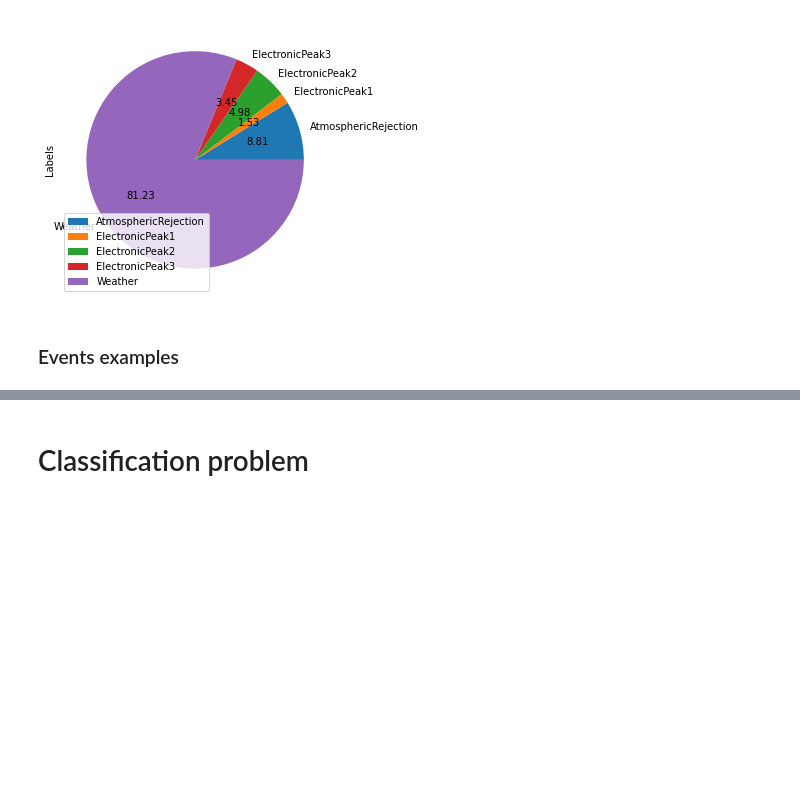
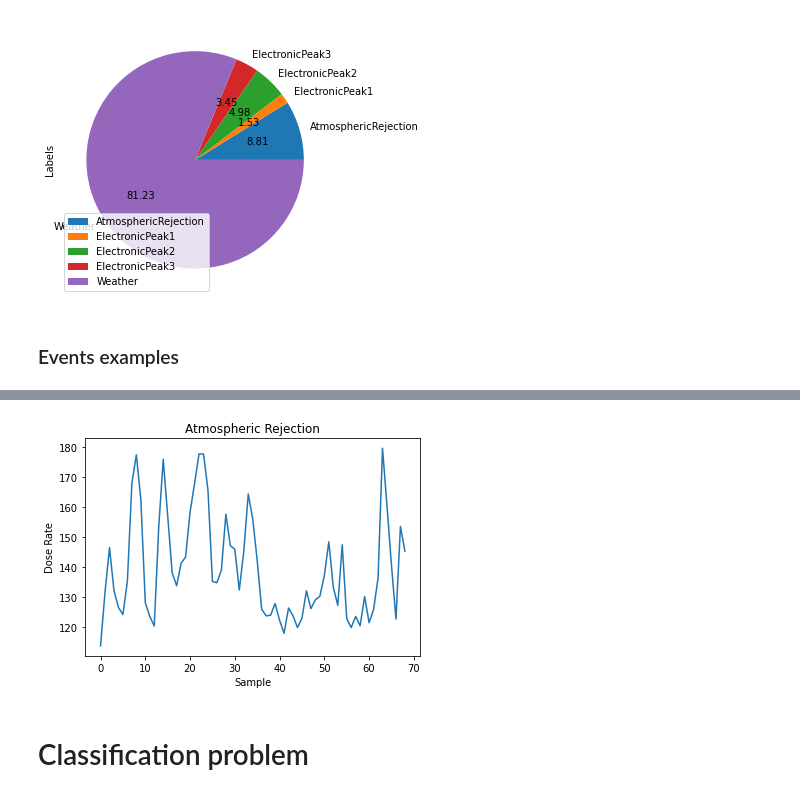
Before and after one commit to AljoschaAlt/Teleray-Alert, a Jupyter notebook: teleray_alert_starting_kit.ipynb, the cells around one changed output, grey strips where cells are left out. Saved outputs shown, nothing was run; the diff lists cells and outputs as text; code cells hidden in the pictures; blank space fills up the shorter version.

```diff
--- a/teleray_alert_starting_kit.ipynb
+++ b/teleray_alert_starting_kit.ipynb
@@ -97,3 +110,11 @@ time_series[time_series.Key_event==422].plot(y='DoseRate', x='Date', title='Atmo
+# %%
+fig=plt.plot(X_train.iloc[209,13:X_train.iloc[209,-1]])
+plt.ylabel('Dose Rate')
+plt.xlabel('Sample')
+plt.title('Atmospheric Rejection')
+plt.show()
+# %% [output]
+[figure, added]
 # %% [markdown]
 # Classification problem
 # %% [markdown]
```
Also changed, not shown: parts of 25 cells of this notebook, 10 other files.
